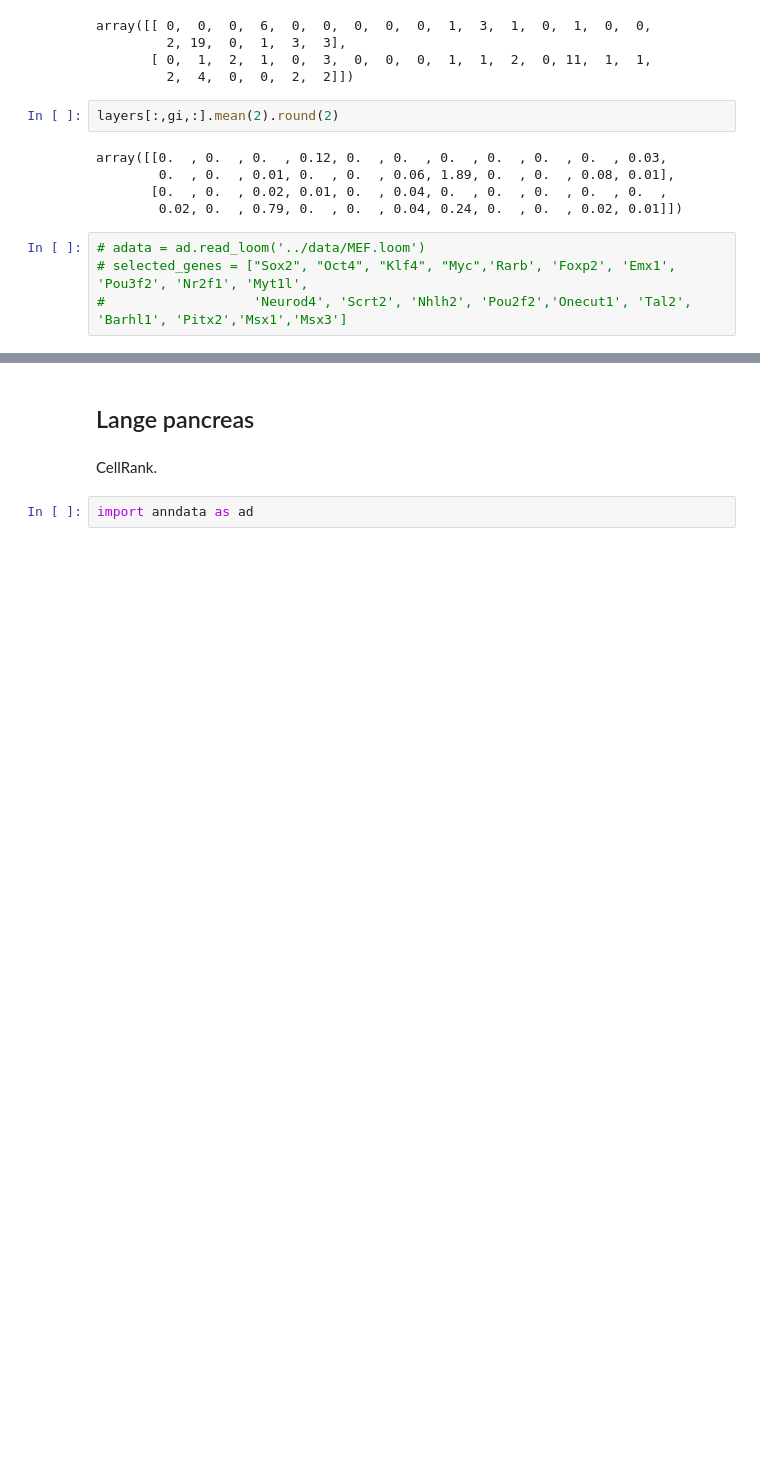
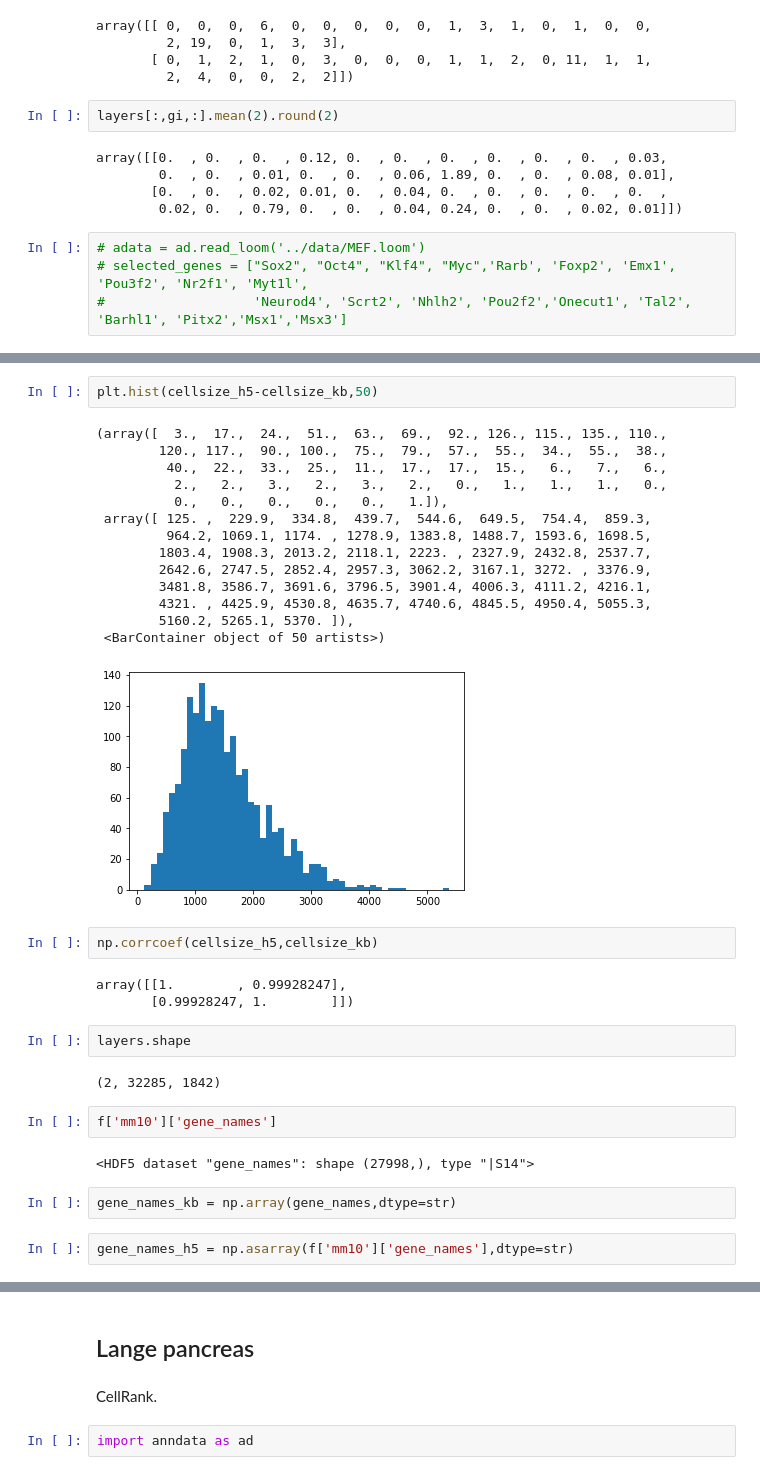
Before and after one commit to pachterlab/FGP_2024, a Jupyter notebook: notebooks/prospectives.ipynb, the cells around one changed output, grey strips where cells are left out. Saved outputs shown, nothing was run; the diff lists cells and outputs as text; blank space fills up the shorter version.

```diff
--- a/notebooks/prospectives.ipynb
+++ b/notebooks/prospectives.ipynb
@@ -525,0 +667,34 @@ array([[0.  , 0.  , 0.  , 0.12, 0.  , 0.  , 0.  , 0.  , 0.  , 0.  , 0.03,
+# %%
+plt.hist(cellsize_h5-cellsize_kb,50)
+# %% [output]
+(array([  3.,  17.,  24.,  51.,  63.,  69.,  92., 126., 115., 135., 110.,
+        120., 117.,  90., 100.,  75.,  79.,  57.,  55.,  34.,  55.,  38.,
+         40.,  22.,  33.,  25.,  11.,  17.,  17.,  15.,   6.,   7.,   6.,
+          2.,   2.,   3.,   2.,   3.,   2.,   0.,   1.,   1.,   1.,   0.,
+          0.,   0.,   0.,   0.,   0.,   1.]),
+ array([ 125. ,  229.9,  334.8,  439.7,  544.6,  649.5,  754.4,  859.3,
+         964.2, 1069.1, 1174. , 1278.9, 1383.8, 1488.7, 1593.6, 1698.5,
+        1803.4, 1908.3, 2013.2, 2118.1, 2223. , 2327.9, 2432.8, 2537.7,
+        2642.6, 2747.5, 2852.4, 2957.3, 3062.2, 3167.1, 3272. , 3376.9,
+        3481.8, 3586.7, 3691.6, 3796.5, 3901.4, 4006.3, 4111.2, 4216.1,
+        4321. , 4425.9, 4530.8, 4635.7, 4740.6, 4845.5, 4950.4, 5055.3,
+        5160.2, 5265.1, 5370. ]),
+ <BarContainer object of 50 artists>)
+[figure, added]
+# %%
+np.corrcoef(cellsize_h5,cellsize_kb)
+# %% [output]
+array([[1.        , 0.99928247],
+       [0.99928247, 1.        ]])
+# %%
+layers.shape
+# %% [output]
+(2, 32285, 1842)
+# %%
+f['mm10']['gene_names']
+# %% [output]
+<HDF5 dataset "gene_names": shape (27998,), type "|S14">
+# %%
+gene_names_kb = np.array(gene_names,dtype=str)
+# %%
+gene_names_h5 = np.asarray(f['mm10']['gene_names'],dtype=str)
```
Also changed, not shown: parts of 35 cells of this notebook.
